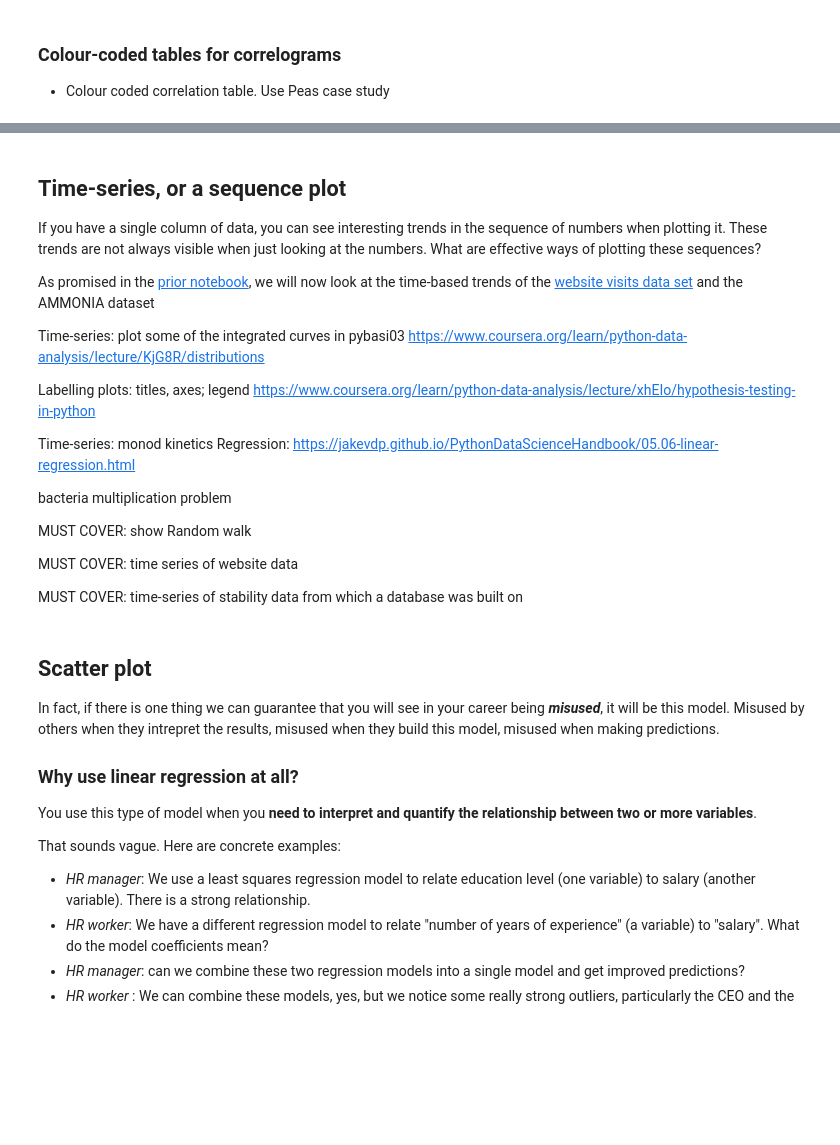
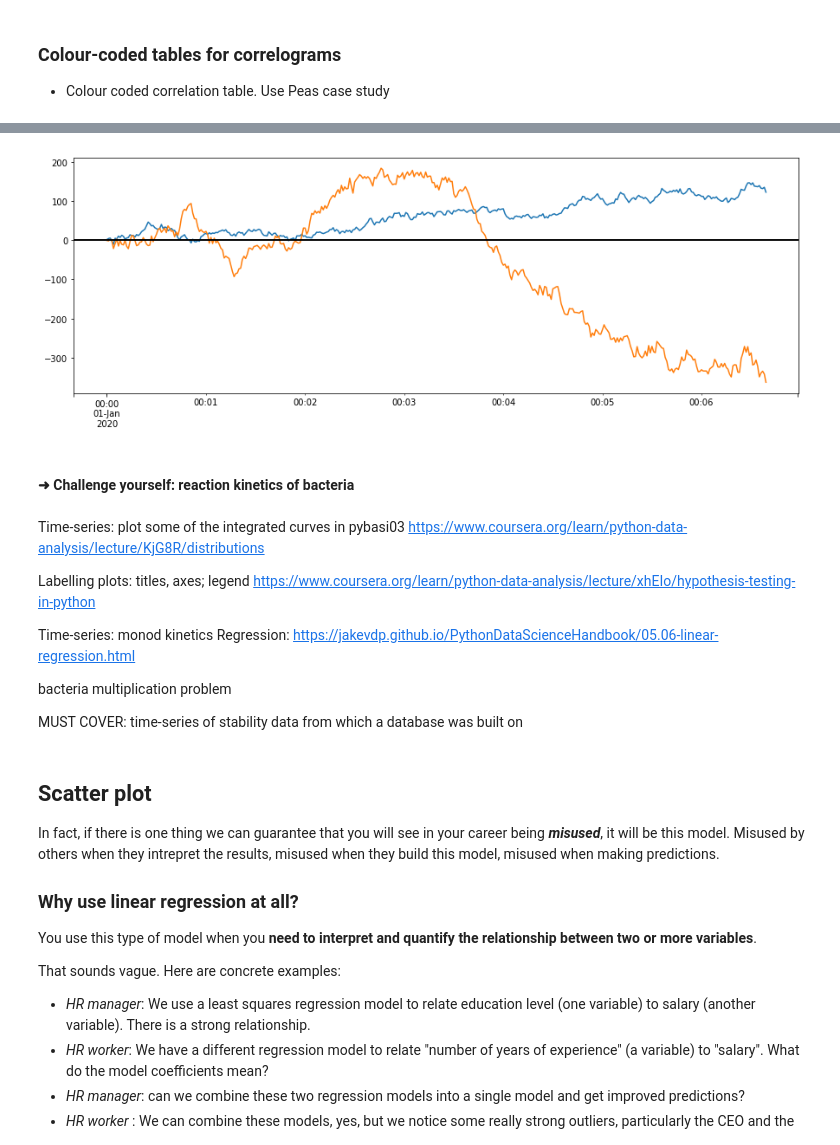
Before and after one commit to kgdunn/python-basic-notebooks, a Jupyter notebook: Module-10-interactive.ipynb, the cells around one changed output, grey strips where cells are left out. Cells and saved outputs as stored; diff of their text form; code cells hidden in the pictures; blank space fills up the shorter version.

Commit message:
Added a section on time-series

```diff
--- a/Module-10-interactive.ipynb
+++ b/Module-10-interactive.ipynb
@@ -194,14 +275,22 @@ Need more convincing evidence?
+# %%
+from scipy.stats import norm
+
+N = 400
+regular_steps = norm.rvs(loc=0, scale=5, size = N)
+deviating_steps = norm.rvs(loc=0, scale=12, size = N)
+
+datetimes = pd.date_range('1/1/2020', periods=N, freq='1S')
+regular = pd.Series(regular_steps.cumsum(), index = datetimes)
+regular.plot(figsize=(15,5))
+
+deviating = pd.Series(deviating_steps.cumsum(), index = datetimes)
+ax = deviating.plot()
+ax.axhline(y=0, color='k', linestyle='-', linewidth=2);
+# %% [output]
+[figure, added]
+# %% [markdown]
+#### ➜ Challenge yourself: reaction kinetics of bacteria
 # %% [markdown]
-## Time-series, or a sequence plot
-
-
-If you have a single column of data, you can see interesting trends in the sequence of numbers when plotting it. These trends are not always visible when just looking at the numbers. What are effective ways of plotting these sequences?
-
-
-As promised in the [prior notebook](https://yint.org/pybasic09), we will now look at the time-based trends of the [website visits data set](hhttp://openmv.net/info/website-traffic) and the AMMONIA dataset
-
-
-
 Time-series: plot some of the integrated curves in pybasi03	https://www.coursera.org/learn/python-data-analysis/lecture/KjG8R/distributions
 
 Labelling plots: titles, axes; legend	https://www.coursera.org/learn/python-data-analysis/lecture/xhEIo/hypothesis-testing-in-python
@@ -211,8 +300,4 @@ Time-series: monod kinetics	Regression: https://jakevdp.github.io/PythonDataScie
 
 bacteria multiplication problem
 
-MUST COVER: show Random walk
-
-MUST COVER: time series of website data
-
 MUST COVER: time-series of stability data from which a database was built on
```
Also changed, not shown: parts of 10 cells of this notebook.
